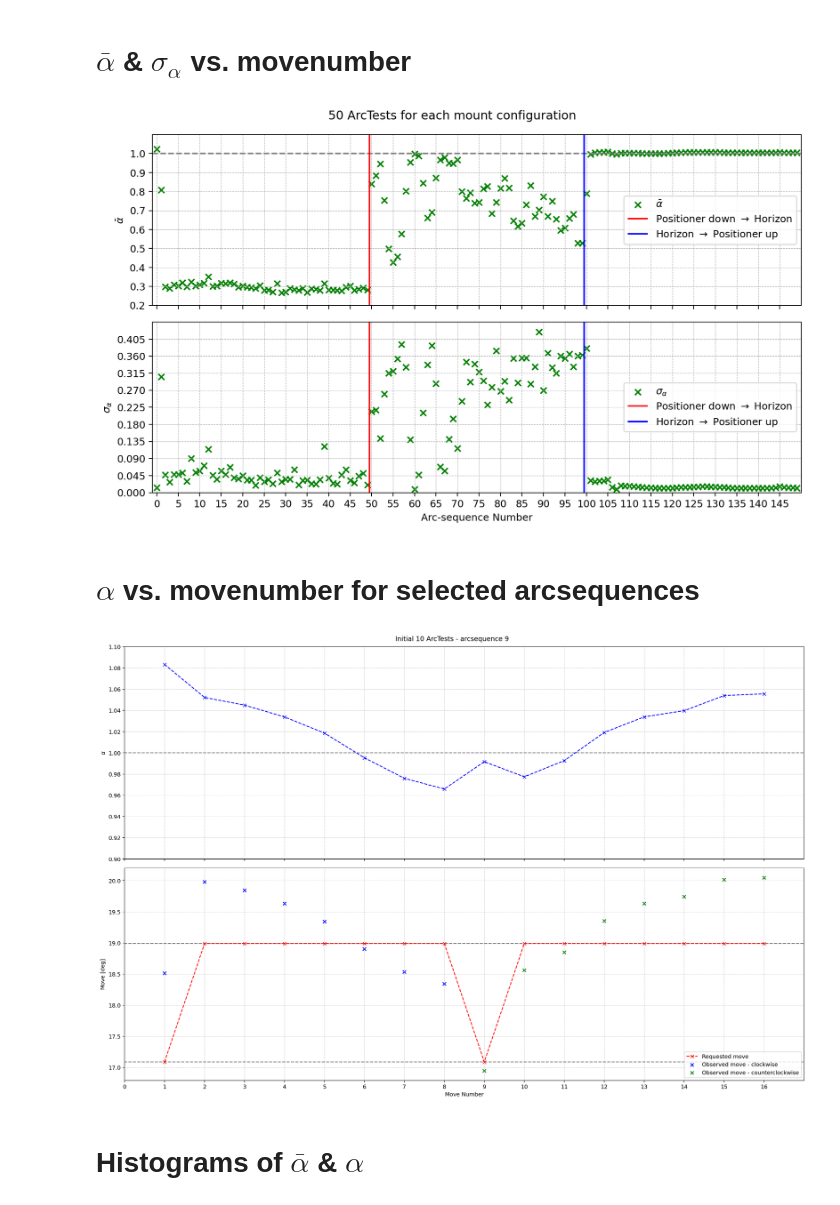
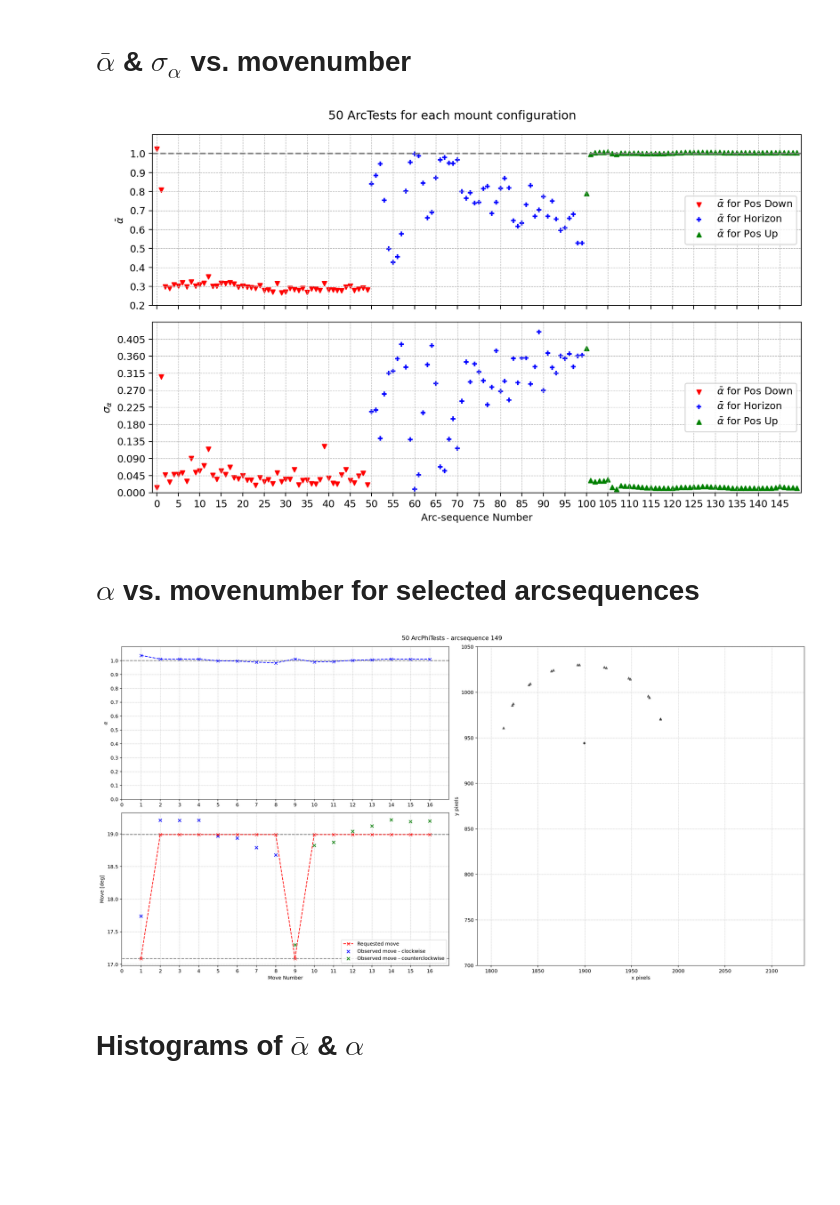
Before and after one commit to SSantosLab/DESI-QA, a Jupyter notebook: calib/Figures of Merit - long-arc tests.ipynb, the cells around one changed output. Cells and saved outputs as stored; diff of their text form; code cells hidden in the pictures; blank space fills up the shorter version.

Commit message:
Figures from arcphi results

```diff
--- a/calib/Figures of Merit - long-arc tests.ipynb
+++ b/calib/Figures of Merit - long-arc tests.ipynb
@@ -523,12 +524,18 @@ axs[0].grid(linestyle='--',linewidth=0.5)
 axs[0].hlines(1,-1,len(np.unique(df['ArcSession']))+1,linestyle='--',colors='grey')
 axs[0].set_xlim(-1,max(df['ArcSession'])+1)
 axs[0].set_ylabel(r"$\bar{\alpha}$")
-# axs[0].set_xticks(np.arange(0,len(np.unique(df['ArcSession'])),step=1))
-axs[0].scatter(np.linspace(0,len(np.unique(df['ArcSession']))-1,num=len(np.unique(df['ArcSession']))), mean_alpha,label=r"$\bar{\alpha}$",marker='x',color='green')
+for j in range(len(MountConfigs)):
+    msk = df["Mount Configuration"]==MountConfigs[j]
+
+    res, ind = np.unique(df[msk]["Mean Alpha"], return_index=True)
+    mean_alpha_arr = res[np.argsort(ind)]
+
+    res2, ind2 = np.unique(df[msk]["ArcSession"], return_index=True)
+
+    axs[0].scatter(res2,mean_alpha_arr,label=r"$\bar{\alpha}$ for "+MountConfigs[j],marker=pointmarkers[j],
+                   color=Transition_colors[j],s=markersize)
 axs[0].set_yticks(np.arange(ylimit[0],ylimit[1],step=ystep))
 axs[0].set_ylim(ylimit[0],ylimit[1])
-for sesh in range(1,len(mean_alpha)//niter):
-    axs[0].vlines(sesh*niter-0.5,ylimit[0],ylimit[1],label=Transitions[sesh-1],color=Transition_colors[sesh-1])
 axs[0].legend(loc=5)
 
 ylimit = [0,0.45]
@@ -539,11 +546,20 @@ axs[1].set_xlim(-1,max(df['ArcSession'])+1)
 axs[1].set_xlabel("Arc-sequence Number")
 axs[1].set_ylabel(r"$\sigma_{\alpha}}$")
 axs[1].set_xticks(np.arange(0,len(np.unique(df['ArcSession'])),step=5))
-axs[1].scatter(np.linspace(0,len(np.unique(df['ArcSession']))-1,num=len(np.unique(df['ArcSession']))), std_alpha,label=r"$\sigma_{\alpha}}$",marker='x',color='green')
+
+for j in range(len(MountConfigs)):
+    msk = df["Mount Configuration"]==MountConfigs[j]
+
+    res, ind = np.unique(df[msk]["Std Alpha"], return_index=True)
+    mean_std_arr = res[np.argsort(ind)]
+
+    res2, ind2 = np.unique(df[msk]["ArcSession"], return_index=True)
+
+    axs[1].scatter(res2,mean_std_arr,label=r"$\bar{\alpha}$ for "+MountConfigs[j],marker=pointmarkers[j],
+                   color=Transition_colors[j],s=markersize)
+
 axs[1].set_yticks(np.arange(ylimit[0],ylimit[1],step=ystep))
 axs[1].set_ylim(ylimit[0],ylimit[1])
-for sesh in range(1,len(mean_alpha)//niter):
-    axs[1].vlines(sesh*niter-0.5,ylimit[0],ylimit[1],label=Transitions[sesh-1],color=Transition_colors[sesh-1])
 axs[1].legend(loc=5)
 
 fig.tight_layout()
@@ -553,58 +569,81 @@ if save:
 
 plt.show()
 # %% [output]
-[figure, old version]
+[figure, new version]
 # %% [markdown]
 # $\alpha$ vs. movenumber for selected arcsequences
 # %%
-arc_sequence_Number = 9
+arc_sequence_Number = 149
 ramp = 1.995
 backlash=1.9
 req_move = 15
 save=True
-label = 'Initial 10 ArcTests - arcsequence '+str(arc_sequence_Number)
+label = '50 ArcPhiTests - arcsequence '+str(arc_sequence_Number)
 # %%
 maskedDF = df[df['ArcSession']==arc_sequence_Number].reset_index(drop=True)
 
-fig,axs = plt.subplots(2,1,figsize=[18,12],sharex=True)
+fig = plt.figure(figsize=[20,10])
+
+ax1 = plt.subplot2grid((2,4), (0, 0), colspan=2)
+ax2 = plt.subplot2grid((2,4), (1, 0), colspan=2)
+ax3 = plt.subplot2grid((2,4), (0, 2), colspan=2,rowspan=2)
+
+axs = [ax1,ax2,ax3]
 
 fig.suptitle(label)
 
-axs[0].set_ylim(0.9,1.1)
+ylim = [0,1.1]
+xlim = [0,17]
+
+axs[0].set_ylim(ylim[0],ylim[1])
 axs[0].grid(linestyle='--',linewidth=0.5)
-axs[0].hlines(0,-1,len(maskedDF)+1,linestyle='--',colors='grey')
+# axs[0].hlines(0,-1,len(maskedDF)+1,linestyle='--',colors='grey')
 axs[0].hlines(1,-1,len(maskedDF)+1,linestyle='--',colors='grey')
 axs[0].set_xlim(0,len(maskedDF))
 axs[0].set_ylabel(r"$\alpha$")
 axs[0].plot(np.linspace(0,len(maskedDF),num=len(maskedDF),endpoint=False), maskedDF["Alpha"],marker='x',linestyle='dashed',color='blue')
 axs[0].set_xticks(np.arange(0,len(maskedDF),step=1))
-axs[0].set_yticks(np.arange(0.9,1.1,step=.02))
+axs[0].set_yticks(np.arange(ylim[0],ylim[1],step=.1))
 
 axs[1].grid(linestyle='--',linewidth=0.5)
 axs[1].hlines(15+2*ramp-backlash,-1,len(maskedDF)+1,linestyle='--',colors='grey')
 axs[1].hlines(15+2*ramp,-1,len(maskedDF)+1,linestyle='--',colors='grey')
 axs[1].set_xlabel("Move Number")
 axs[1].set_ylabel(r"Move $[\deg]$")
 ccwMask = maskedDF['direction'].str.contains('ccw')
 cwMask = -ccwMask
 axs[1].scatter(np.arange(min(maskedDF['Observed Move'][cwMask].index),max(maskedDF['Observed Move'][cwMask].index)+1,),
                maskedDF['Observed Move'][cwMask], label="Observed move - clockwise",marker='x',color='blue')
 axs[1].scatter(np.arange(min(maskedDF['Observed Move'][ccwMask].index),max(maskedDF['Observed Move'][ccwMask].index)+1),
                maskedDF['Observed Move'][ccwMask],label="Observed move - counterclockwise",marker='x',color='green')
 axs[1].plot(np.arange(min(maskedDF['Requested Move'].index),max(maskedDF["Requested Move"].index)+1),
             maskedDF['Requested Move'],label="Requested move",marker='x',linestyle='dashed',color='red')
 axs[1].legend()
-# axs[1].set_yticks(np.arange(16.5,19.5,step=.2))
-# axs[1].set_ylim(16.5,19.5)
+axs[1].set_xlim(0,len(maskedDF))
+axs[1].set_xticks(np.arange(0,len(maskedDF),step=1))
+
+offset = 175
+pred_centers = [1960,875]
+xlim = [pred_centers[0]-offset,pred_centers[0]+offset]
+ylim = [pred_centers[1]-offset,pred_centers[1]+offset]
+
+axs[2].grid(linestyle='--',linewidth=0.5)
+axs[2].set_xlabel("x pixels")
+axs[2].set_ylabel("y pixels")
+axs[2].scatter('xpix', 'ypix', data=maskedDF, c='black', marker='^', s=20, alpha=0.5)
+axs[2].scatter('xc2 pix', 'yc2 pix', data=maskedDF, c='black', marker='+', s=20, alpha=0.5)
+axs[2].set_xlim(xlim[0],xlim[1])
+axs[2].set_ylim(ylim[0],ylim[1])
+
 
 fig.tight_layout()
 
 if save:
     plt.savefig(figPath+label+'.jpg',dpi=180)
 
 plt.show()
 # %% [output]
-[figure, old version]
+[figure, new version]
 # %% [markdown]
 # Histograms of $\bar{\alpha}$ & $\alpha$
 # %%
```
Also changed, not shown: parts of 2 cells of this notebook, 20 other files.
